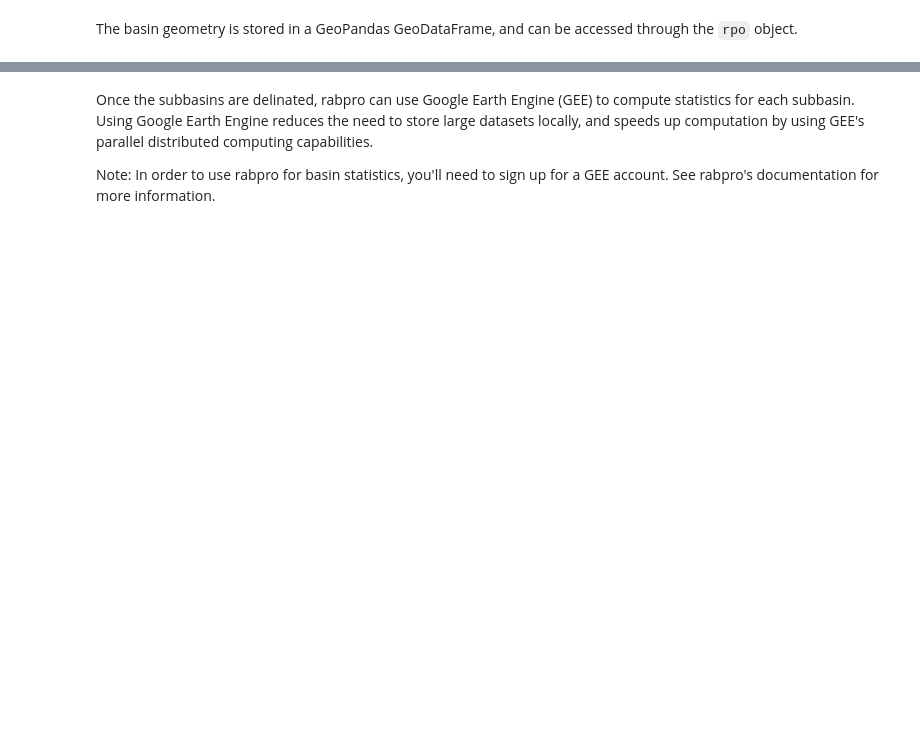
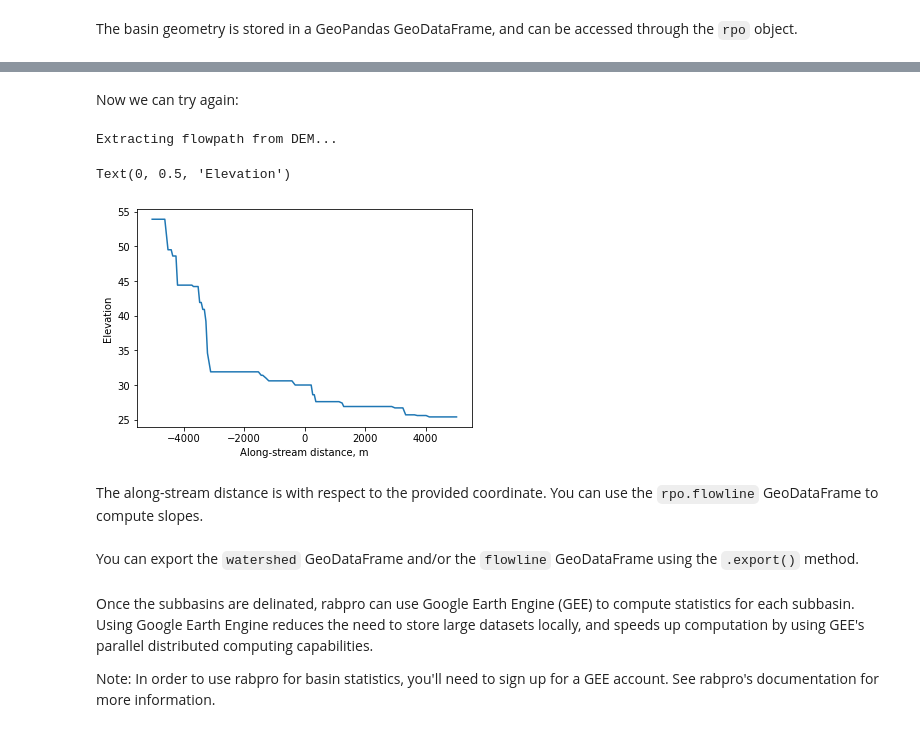
Before and after one commit to VeinsOfTheEarth/rabpro, a Jupyter notebook: docs/source/examples/notebooks/basic_example.ipynb, the cells around one changed output, grey strips where cells are left out. Cells and saved outputs as stored; diff of their text form; code cells hidden in the pictures; blank space fills up the shorter version.

```diff
--- a/docs/source/examples/notebooks/basic_example.ipynb
+++ b/docs/source/examples/notebooks/basic_example.ipynb
@@ -51,3 +64,18 @@ The basins and river elevation profile can be exported to GeoJSON with the expor
+# %% [markdown]
+Now we can try again:
+# %%
+rpo.elev_profile(dist_to_walk_km=5)
+plt.plot(rpo.flowline['Distance (m)'], rpo.flowline['Elevation (m)'])
+plt.xlabel('Along-stream distance, m')
+plt.ylabel('Elevation')
+# %% [output]
+Extracting flowpath from DEM...
+Text(0, 0.5, 'Elevation')
+[figure, added]
+# %% [markdown]
+The along-stream distance is with respect to the provided coordinate. You can use the `rpo.flowline` GeoDataFrame to compute slopes.
+# %% [markdown]
+You can export the `watershed` GeoDataFrame and/or the `flowline` GeoDataFrame using the `.export()` method.
 # %%
 %%capture
 rpo.export("all")
```
Also changed, not shown: parts of 18 cells of this notebook, 1 other file.
